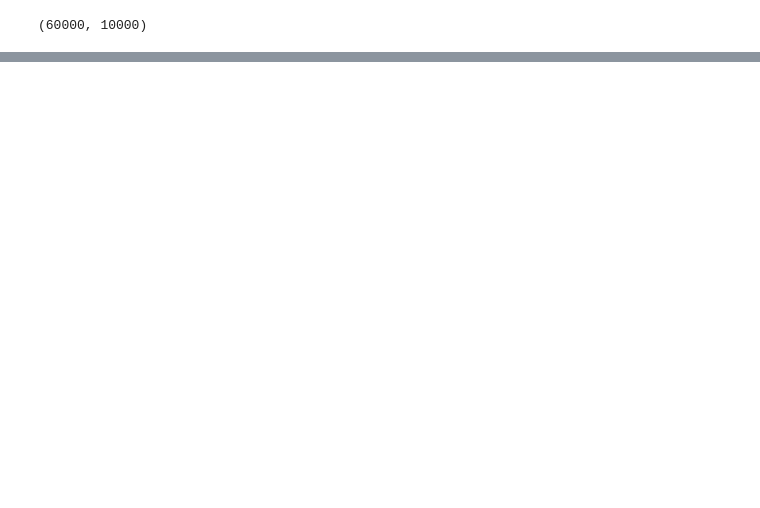
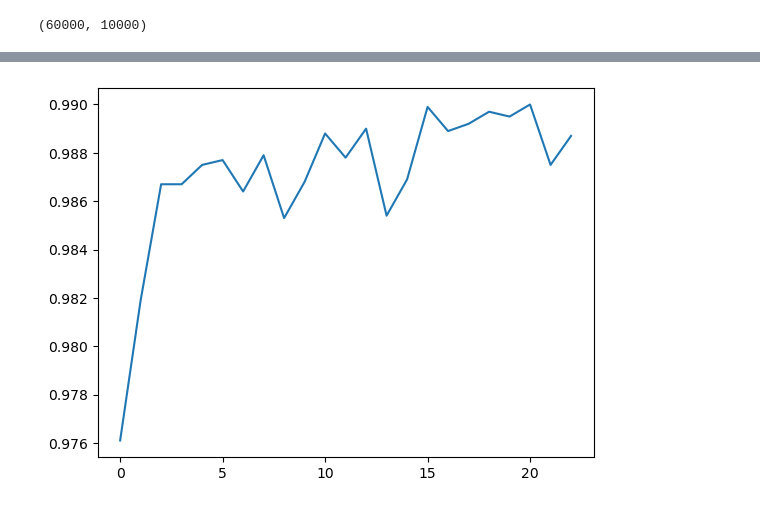
Before and after one commit to wegolev/stepik, a Jupyter notebook: cv/module05_mnist_conv.ipynb, the cells around one changed output, grey strips where cells are left out. Drawn from its saved outputs; the diff is of its cells as text; code cells hidden in the pictures; blank space fills up the shorter version.

```diff
--- a/cv/module05_mnist_conv.ipynb
+++ b/cv/module05_mnist_conv.ipynb
@@ -164,0 +157,4 @@ plt.plot(test_loss_history);
+# %%
+plt.plot(test_accuracy_history);
+# %% [output]
+[figure, added]
```
Also changed, not shown: parts of 7 cells of this notebook.
